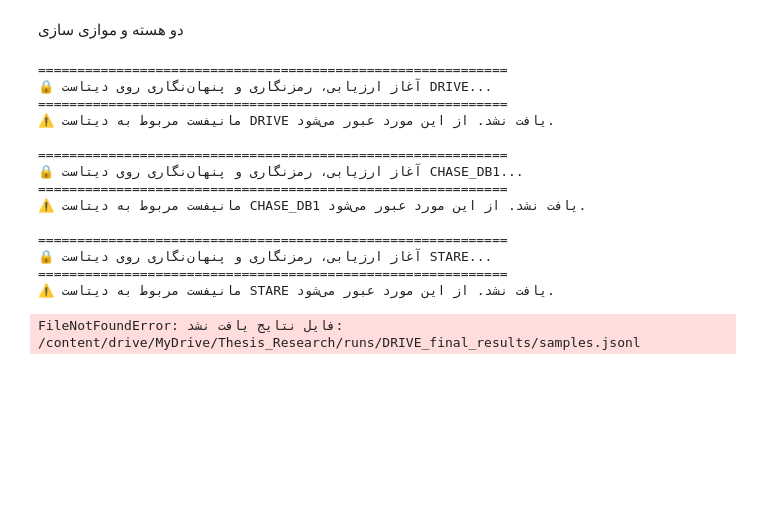
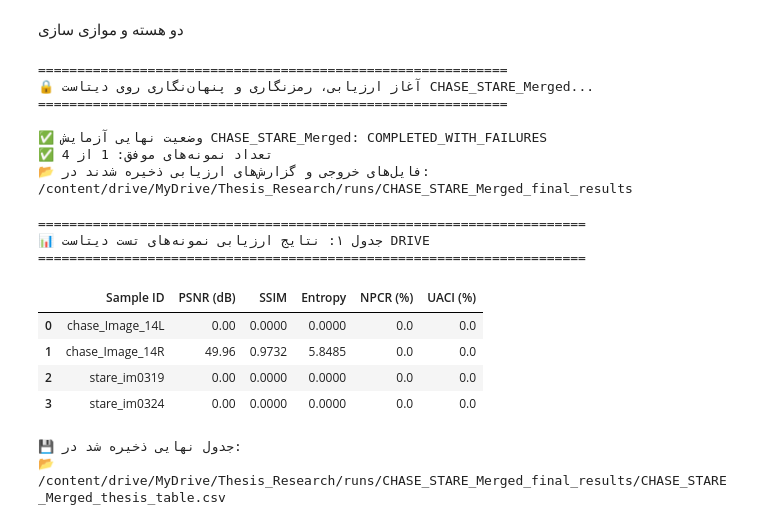
Before and after one commit to mohammadham/ppp, a Jupyter notebook: final_report/thesis/published/scripts/medsec_colab/MIXED.ipynb, the cells around one changed output. Drawn from its saved outputs; the diff is of its cells as text; code cells hidden in the pictures; blank space fills up the shorter version.

```diff
--- a/final_report/thesis/published/scripts/medsec_colab/MIXED.ipynb
+++ b/final_report/thesis/published/scripts/medsec_colab/MIXED.ipynb
@@ -682,7 +672,7 @@ cfg['differential_trials'] = 2
 cfg['correlation_pairs'] = 128
 
 # ۳. اجرای ارزیابی روی دیتاست‌ها (با محافظت در برابر عدم وجود مانیفست یا وزن)
-for ds_name in TARGET_DATASETS:
+for ds_name in ["CHASE_STARE_Merged"]:
     print("\n" + "="*60)
     print(f"🔒 آغاز ارزیابی، رمزنگاری و پنهان‌نگاری روی دیتاست {ds_name}...")
     print("="*60)
@@ -727,26 +717,20 @@ for ds_name in TARGET_DATASETS:
     print(f"📂 فایل‌های خروجی و گزارش‌های ارزیابی ذخیره شدند در:\n{run_output_dir}")
 # %% [output]
 ============================================================
-🔒 آغاز ارزیابی، رمزنگاری و پنهان‌نگاری روی دیتاست DRIVE...
+🔒 آغاز ارزیابی، رمزنگاری و پنهان‌نگاری روی دیتاست CHASE_STARE_Merged...
 ============================================================
-⚠️ مانیفست مربوط به دیتاست DRIVE یافت نشد. از این مورد عبور می‌شود.
 
-============================================================
-🔒 آغاز ارزیابی، رمزنگاری و پنهان‌نگاری روی دیتاست CHASE_DB1...
-============================================================
-⚠️ مانیفست مربوط به دیتاست CHASE_DB1 یافت نشد. از این مورد عبور می‌شود.
-
-============================================================
-🔒 آغاز ارزیابی، رمزنگاری و پنهان‌نگاری روی دیتاست STARE...
-============================================================
-⚠️ مانیفست مربوط به دیتاست STARE یافت نشد. از این مورد عبور می‌شود.
+✅ وضعیت نهایی آزمایش CHASE_STARE_Merged: COMPLETED_WITH_FAILURES
+✅ تعداد نمونه‌های موفق: 1 از 4
+📂 فایل‌های خروجی و گزارش‌های ارزیابی ذخیره شدند در:
+/content/drive/MyDrive/Thesis_Research/runs/CHASE_STARE_Merged_final_results
 # %%
 # [گام ۹]: استخراج جدول نتایج ارزیابی کیفی و امنیتی DRIVE منطبق بر ساختار داخلی تولکیت
 import json
 import pandas as pd
 from pathlib import Path
 
-run_dir = Path('/content/drive/MyDrive/Thesis_Research/runs/DRIVE_final_results')
+run_dir = Path('/content/drive/MyDrive/Thesis_Research/runs/CHASE_STARE_Merged_final_results')
 samples_file = run_dir / 'samples.jsonl'
 
 if not samples_file.exists():
@@ -783,35 +767,44 @@ with open(samples_file, 'r', encoding='utf-8') as f:
                     npcr_val = ks_data.get('npcr', ks_data.get('metrics', {}).get('npcr', 0.0))
                     uaci_val = ks_data.get('uaci', ks_data.get('metrics', {}).get('uaci', 0.0))
                 except:
                     pass
 
         records.append({
             'Sample ID': str(sample_id),
             'PSNR (dB)': round(float(psnr), 2) if psnr != "Infinity" else "Inf",
             'SSIM': round(float(ssim), 4),
             'Entropy': round(float(entropy), 4),
             'NPCR (%)': round(float(npcr_val) * 100, 2) if npcr_val < 1 else round(float(npcr_val), 2),
             'UACI (%)': round(float(uaci_val) * 100, 2) if uaci_val < 1 else round(float(uaci_val), 2)
         })
 
 df_samples = pd.DataFrame(records)
 
 print("=" * 70)
 print("📊 جدول ۱: نتایج ارزیابی نمونه‌های تست دیتاست DRIVE")
 print("=" * 70)
 display(df_samples)
 
 # محاسبه میانگین (بدون در نظر گرفتن مقادیر Inf در صورت وجود)
 numeric_df = df_samples.apply(pd.to_numeric, errors='coerce')
 mean_row = numeric_df.mean(numeric_only=True).round(4).to_dict()
 mean_row['Sample ID'] = 'میانگین کل (Average)'
 df_with_mean = pd.concat([df_samples, pd.DataFrame([mean_row])], ignore_index=True)
 
-csv_path = run_dir / 'DRIVE_thesis_table.csv'
+csv_path = run_dir / 'CHASE_STARE_Merged_thesis_table.csv'
 df_with_mean.to_csv(csv_path, index=False, encoding='utf-8-sig')
 print(f"\n💾 جدول نهایی ذخیره شد در:\n📂 {csv_path}")
 # %% [output]
-FileNotFoundError: فایل نتایج یافت نشد: /content/drive/MyDrive/Thesis_Research/runs/DRIVE_final_results/samples.jsonl
+======================================================================
+📊 جدول ۱: نتایج ارزیابی نمونه‌های تست دیتاست DRIVE
+======================================================================
+|  | Sample ID | PSNR (dB) | SSIM | Entropy | NPCR (%) | UACI (%) |
+| 0 | chase_Image_14L | 0.00 | 0.0000 | 0.0000 | 0.0 | 0.0 |
+| 1 | chase_Image_14R | 49.96 | 0.9732 | 5.8485 | 0.0 | 0.0 |
+| 2 | stare_im0319 | 0.00 | 0.0000 | 0.0000 | 0.0 | 0.0 |
+| 3 | stare_im0324 | 0.00 | 0.0000 | 0.0000 | 0.0 | 0.0 |
+💾 جدول نهایی ذخیره شد در:
+📂 /content/drive/MyDrive/Thesis_Research/runs/CHASE_STARE_Merged_final_results/CHASE_STARE_Merged_thesis_table.csv
 # %%
 # [گام ۱۰]: مصورسازی و استخراج تصاویر چهارگانه با پشتیبانی از فرمت‌های numpy (.npy)
 import numpy as np
```
Also changed, not shown: parts of 9 cells of this notebook.
